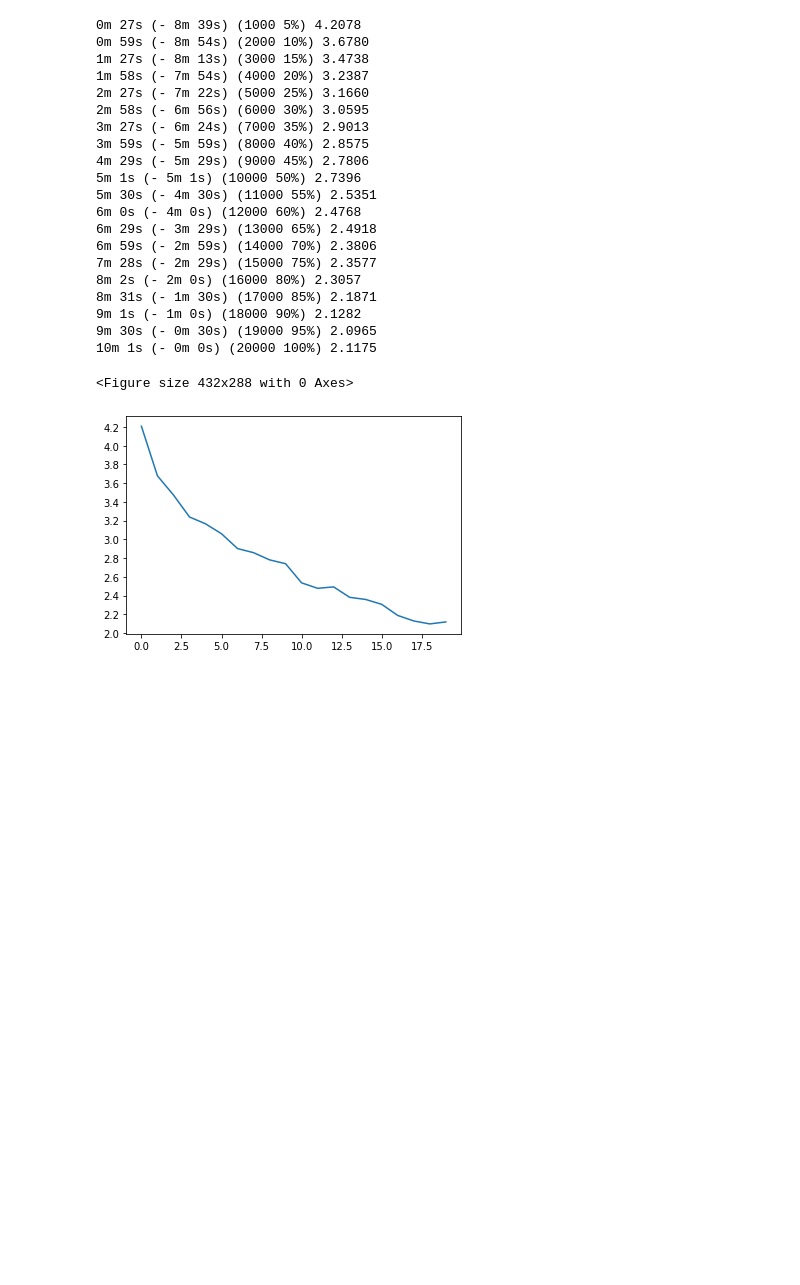
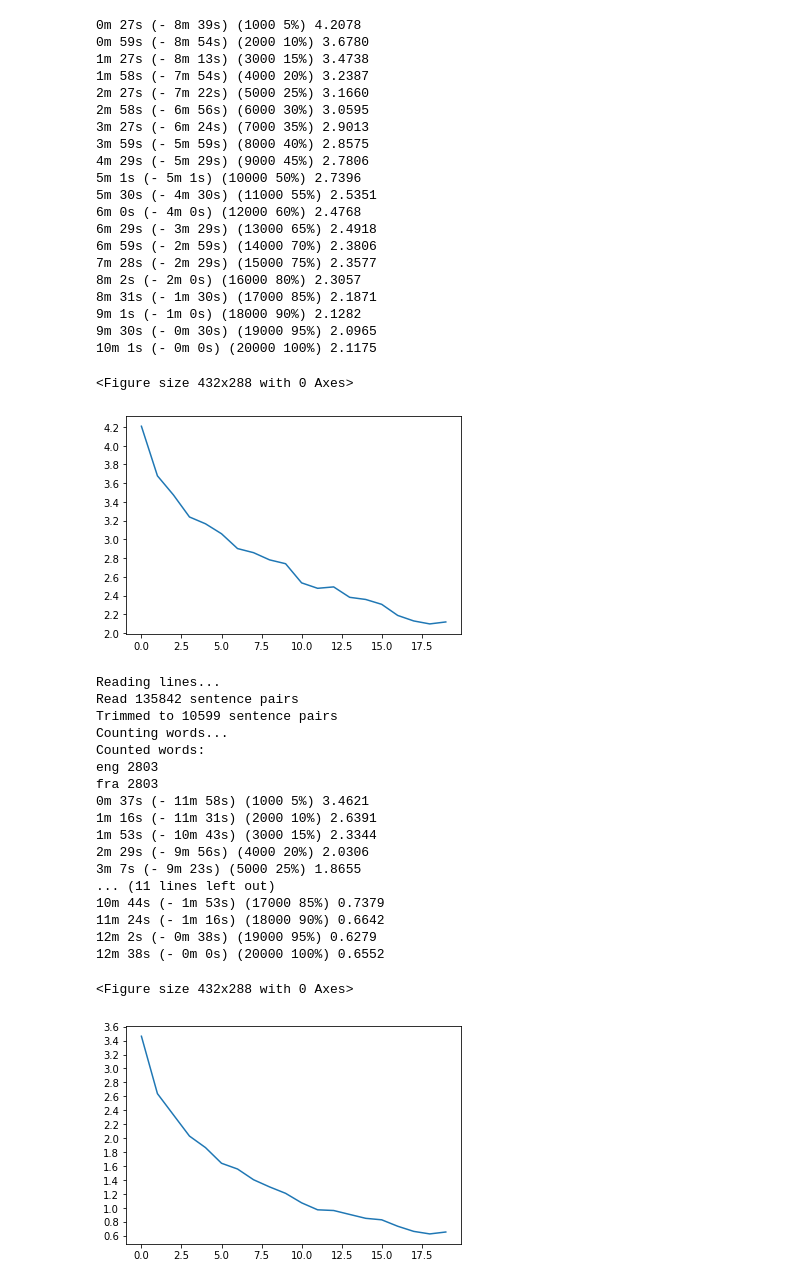
Before and after one commit to aidanhor-n/CS541-DeepLearning, a Jupyter notebook: Homework/HW6/HW6.ipynb, the cells around one changed output. Cells and saved outputs as stored; diff of their text form; code cells hidden in the pictures; blank space fills up the shorter version.

```diff
--- a/Homework/HW6/HW6.ipynb
+++ b/Homework/HW6/HW6.ipynb
@@ -125,4 +123,6 @@ False
 # %%
+###ENGLISH TO ENGLISH WORKAROUND
+
 def prepareData(lang1, lang2, reverse=False):
     input_lang, output_lang, pairs = readLangs(lang1, lang2, reverse)
     print("Read %s sentence pairs" % len(pairs))
@@ -138,6 +138,23 @@ def prepareData(lang1, lang2, reverse=False):
 
     return input_lang, output_lang, pairs
 
+def prepareAEData(lang1, lang2, reverse=False):
+    input_lang, output_lang, pairs = readLangs(lang1, lang2, reverse)
+    print("Read %s sentence pairs" % len(pairs))
+    pairs = filterPairs(pairs)
+    print("Trimmed to %s sentence pairs" % len(pairs))
+    print("Counting words...")
+    for pair in pairs:
+        input_lang.addSentence(pair[0])
+        output_lang.addSentence(pair[0])
+    print("Counted words:")
+    print(input_lang.name, input_lang.n_words)
+    print(output_lang.name, output_lang.n_words)
+
+    pairs = [[v,v] for v,k in pairs]
+
+    return input_lang, output_lang, pairs
+
 
 input_lang, output_lang, pairs = prepareData('eng', 'fra', False)
 # %% [output]
@@ -314,7 +336,7 @@ def timeSince(since, percent):
     rs = es - s
     return '%s (- %s)' % (asMinutes(s), asMinutes(rs))
 # %%
-def trainIters(encoder, decoder, n_iters, print_every=1000, plot_every=100, enc_learning_rate = 0, dec_learning_rate=0.01):
+def trainIters(encoder, decoder, n_iters, print_every=1000, plot_every=100, enc_learning_rate = 0.01, dec_learning_rate=0.01):
     start = time.time()
     plot_losses = []
     print_loss_total = 0  # Reset every print_every
@@ -450,0 +469,31 @@ vec = GloVe(name='6B', dim=50)
+# %%
+hidden_size = 256
+
+input_lang, output_lang, pairs = prepareAEData('eng', 'fra', False)
+
+AE_encoder = EncoderRNN(input_lang.n_words, hidden_size).to(device)
+AE_decoder = AttnDecoderRNN(hidden_size, output_lang.n_words, dropout_p=0.1).to(device)
+plot_losses = trainIters(AE_encoder, AE_decoder, 20000, print_every=1000, plot_every=1000)
+
+torch.save(AE_encoder.state_dict(), 'AE_encoder.dict')
+torch.save(AE_decoder.state_dict(), 'AE_decoder.dict')
+# %% [output]
+Reading lines...
+Read 135842 sentence pairs
+Trimmed to 10599 sentence pairs
+Counting words...
+Counted words:
+eng 2803
+fra 2803
+0m 37s (- 11m 58s) (1000 5%) 3.4621
+1m 16s (- 11m 31s) (2000 10%) 2.6391
+1m 53s (- 10m 43s) (3000 15%) 2.3344
+2m 29s (- 9m 56s) (4000 20%) 2.0306
+3m 7s (- 9m 23s) (5000 25%) 1.8655
+... (11 lines left out)
+10m 44s (- 1m 53s) (17000 85%) 0.7379
+11m 24s (- 1m 16s) (18000 90%) 0.6642
+12m 2s (- 0m 38s) (19000 95%) 0.6279
+12m 38s (- 0m 0s) (20000 100%) 0.6552
+<Figure size 432x288 with 0 Axes>
+[figure, added]
```
Also changed, not shown: parts of 14 cells of this notebook.
